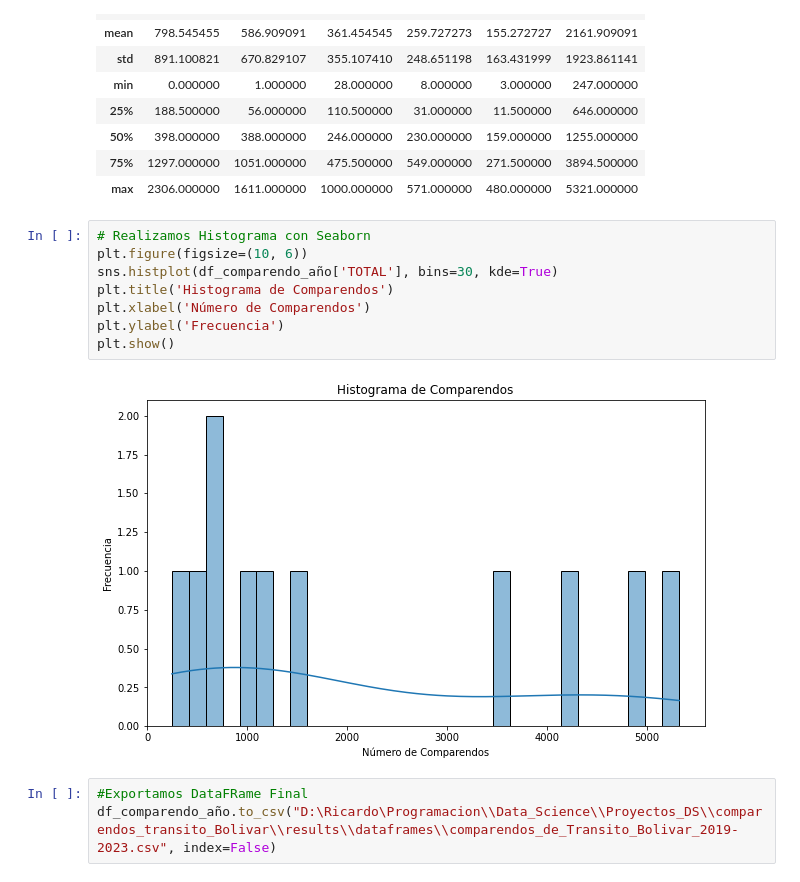
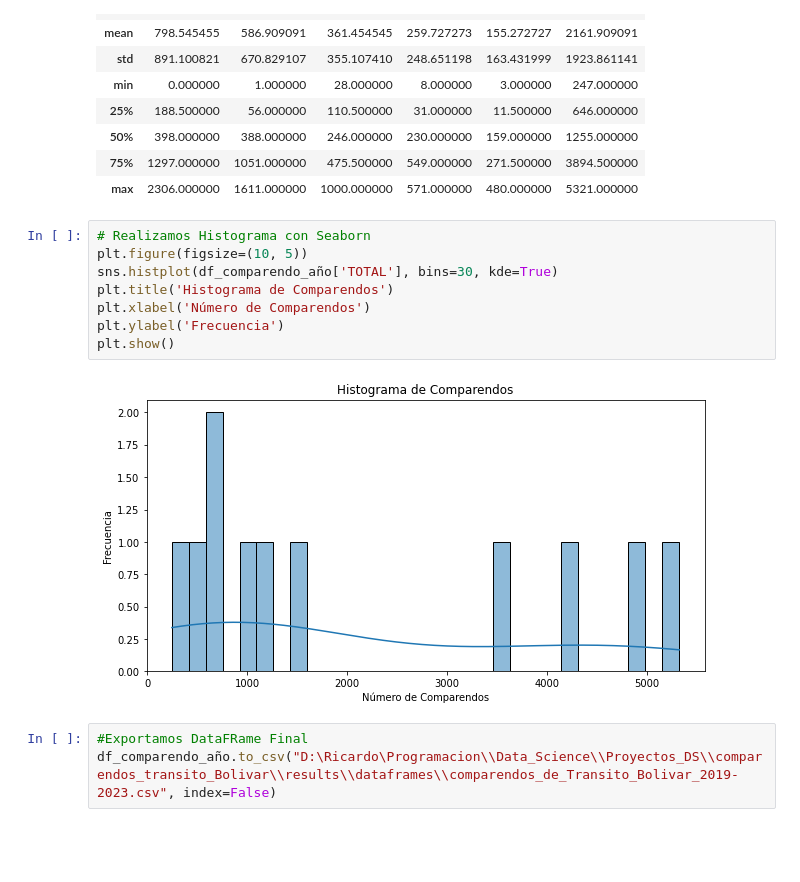
Before and after one commit to rjpaternina/comparendos_transito_Bolivar, a Jupyter notebook: notebooks/comparendos_transito_bolivar_anual.ipynb, the cells around one changed output. Drawn from its saved outputs; the diff is of its cells as text; blank space fills up the shorter version.

```diff
--- a/notebooks/comparendos_transito_bolivar_anual.ipynb
+++ b/notebooks/comparendos_transito_bolivar_anual.ipynb
@@ -380,14 +399,14 @@ df_comparendo_año.describe()
 | max | 2306.000000 | 1611.000000 | 1000.000000 | 571.000000 | 480.000000 | 5321.000000 |
 # %%
 # Realizamos Histograma con Seaborn
-plt.figure(figsize=(10, 6))
+plt.figure(figsize=(10, 5))
 sns.histplot(df_comparendo_año['TOTAL'], bins=30, kde=True)
 plt.title('Histograma de Comparendos')
 plt.xlabel('Número de Comparendos')
 plt.ylabel('Frecuencia')
 plt.show()
 # %% [output]
-[figure, old version]
+[figure, new version]
 # %%
 #Exportamos DataFRame Final
 df_comparendo_año.to_csv("D:\Ricardo\Programacion\\Data_Science\\Proyectos_DS\\comparendos_transito_Bolivar\\results\\dataframes\\comparendos_de_Transito_Bolivar_2019-2023.csv", index=False)
```
Also changed, not shown: parts of 26 cells of this notebook, 4 other files.
